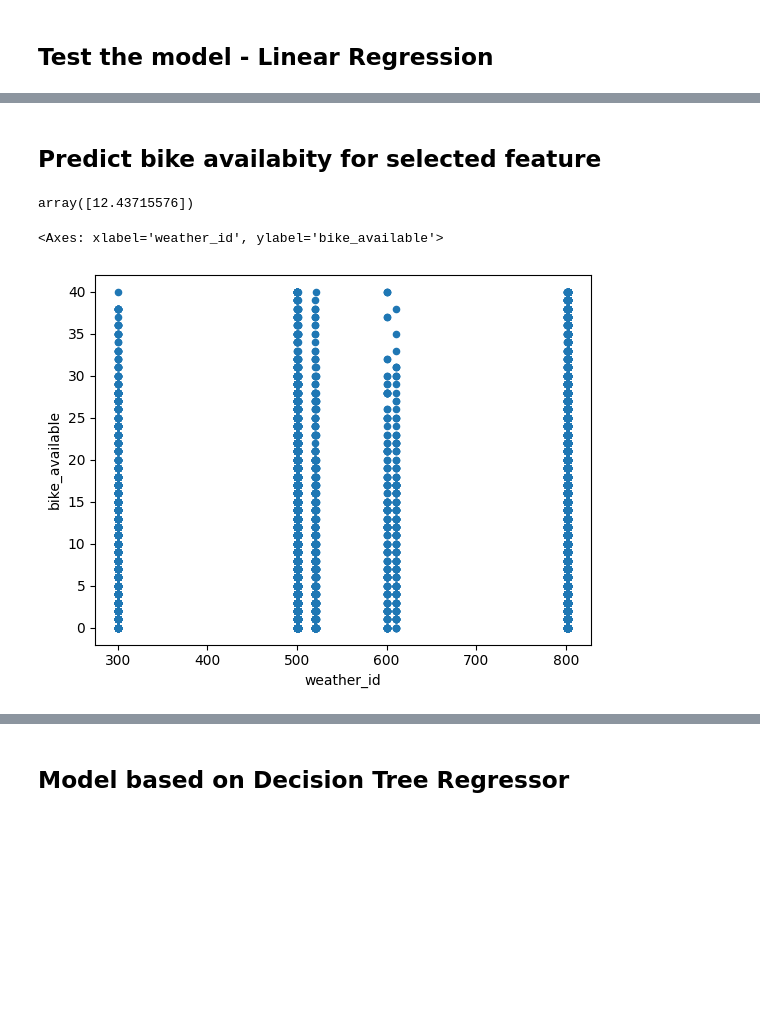
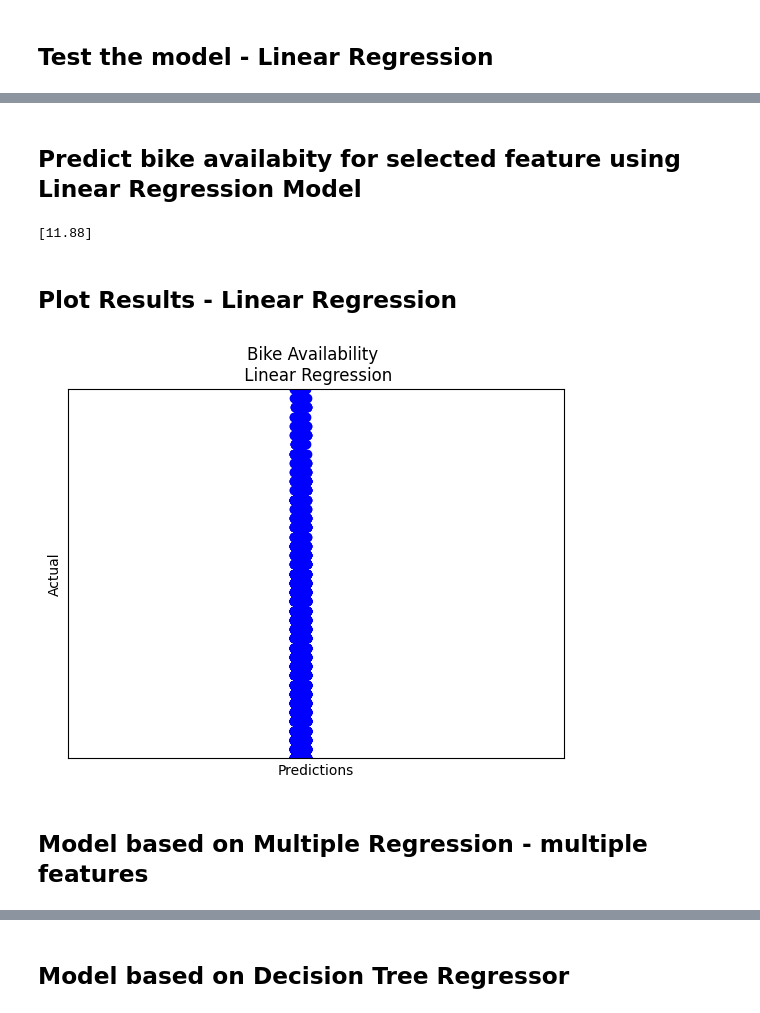
Before and after one commit to ddrangers/Dublin-Bikes-Helper, a Jupyter notebook: MachineLearn_DBH/db_ml_1.ipynb, the cells around one changed output, grey strips where cells are left out. Drawn from its saved outputs; the diff is of its cells as text; code cells hidden in the pictures; blank space fills up the shorter version.

```diff
--- a/MachineLearn_DBH/db_ml_1.ipynb
+++ b/MachineLearn_DBH/db_ml_1.ipynb
@@ -607,13 +554,27 @@ Prediction: (weather_id, Bike Availability, Predicted Bike Availability): 803 ,
 # %% [markdown]
-## Predict bike availabity for selected feature
+## Predict bike availabity for selected feature using Linear Regression Model
 # %%
-X_new = pd.DataFrame({f: [1]})
+X_new = pd.DataFrame({feature:[1]})
 X_new.head()
-linreg.predict(X_new)
+print(linreg.predict(X_new).round(2))
 # %% [output]
-array([12.43715576])
+[11.88]
 # %%
-bikes.plot(kind='scatter', x=f, y='bike_available')
+#bikes.plot(kind='scatter', x=feature, y='bike_available')
-# %% [output]
-<Axes: xlabel='weather_id', ylabel='bike_available'>
-[figure, removed]
+# %% [markdown]
+## Plot Results - Linear Regression
+# %%
+plt.scatter(linreg_predictions, y, color="blue")
+#plt.plot(X, treereg_predictions, color="blue", linewidth=3)
+plt.title('Bike Availability \n Linear Regression')
+plt.xlabel("Predictions")
+plt.ylabel("Actual")
+plt.xlim(0,25)
+plt.ylim(0,40)
+plt.xticks(())
+plt.yticks(())
+plt.show()
+# %% [output]
+[figure, added]
+# %% [markdown]
+## Model based on Multiple Regression - multiple features
```
Also changed, not shown: parts of 62 cells of this notebook.
